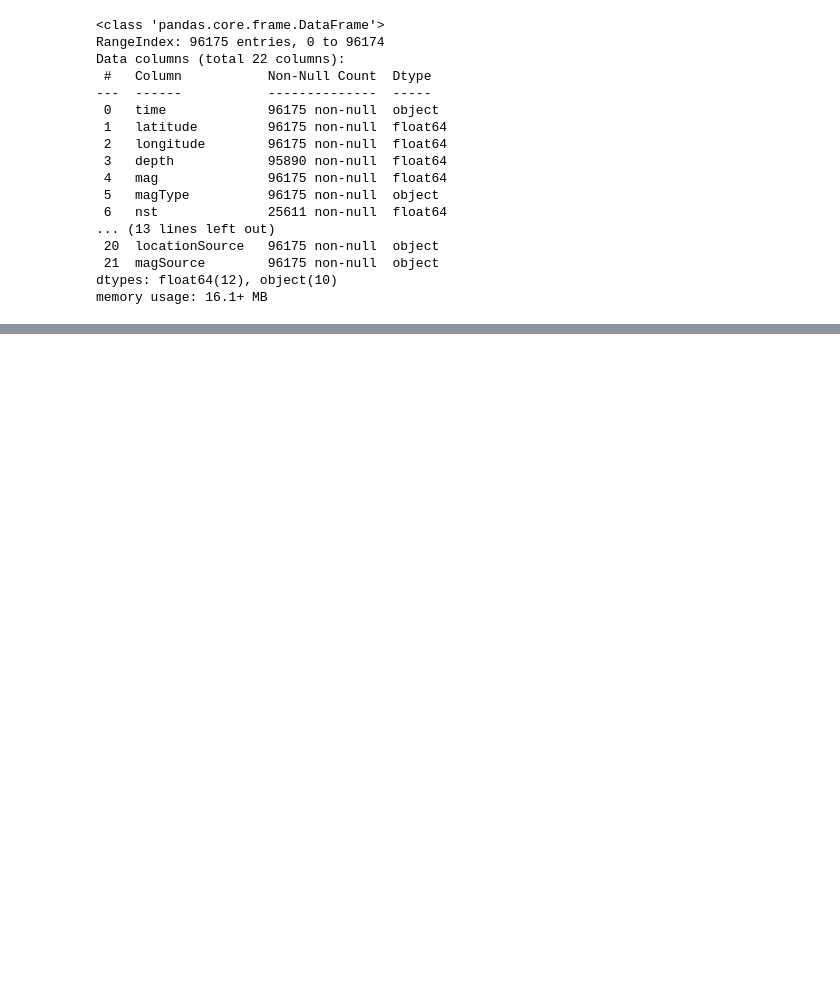
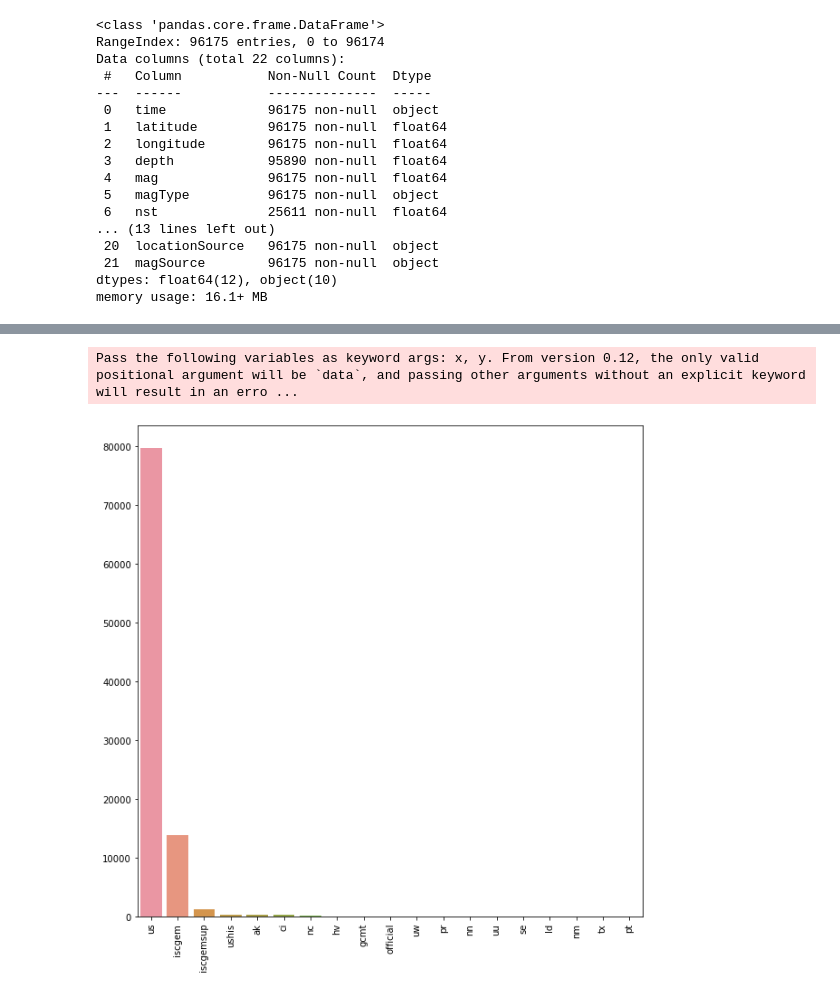
Before and after one commit to isoori/Significant-Earthquakes, a Jupyter notebook: Untitled.ipynb, the cells around one changed output, grey strips where cells are left out. Drawn from its saved outputs; the diff is of its cells as text; code cells hidden in the pictures; blank space fills up the shorter version.

```diff
--- a/Untitled.ipynb
+++ b/Untitled.ipynb
@@ -37,3 +38,10 @@ Data columns (total 22 columns):
  21  magSource        96175 non-null  object
 dtypes: float64(12), object(10)
 memory usage: 16.1+ MB
+# %%
+df['time']=pd.to_datetime(df['time'])
+# %%
+df['year'] = df['time'].dt.year
+df['month'] = df['time'].dt.month
+df['weekday'] = df['time'].dt.weekday
+df.head()
@@ -39,0 +56,2 @@ memory usage: 16.1+ MB
+# %%
+df['depth'] = df['depth'].fillna(df['depth'].mean())
@@ -39,0 +95,8 @@ memory usage: 16.1+ MB
+# %%
+plt.figure(figsize=(10,10))
+plt.xticks(rotation='vertical')
+sns.barplot(df['net'].value_counts().index,df['net'].value_counts().values)
+plt.show()
+# %% [output]
+Pass the following variables as keyword args: x, y. From version 0.12, the only valid positional argument will be `data`, and passing other arguments without an explicit keyword will result in an erro ...
+[figure, added]
```
Also changed, not shown: parts of 10 cells of this notebook.
